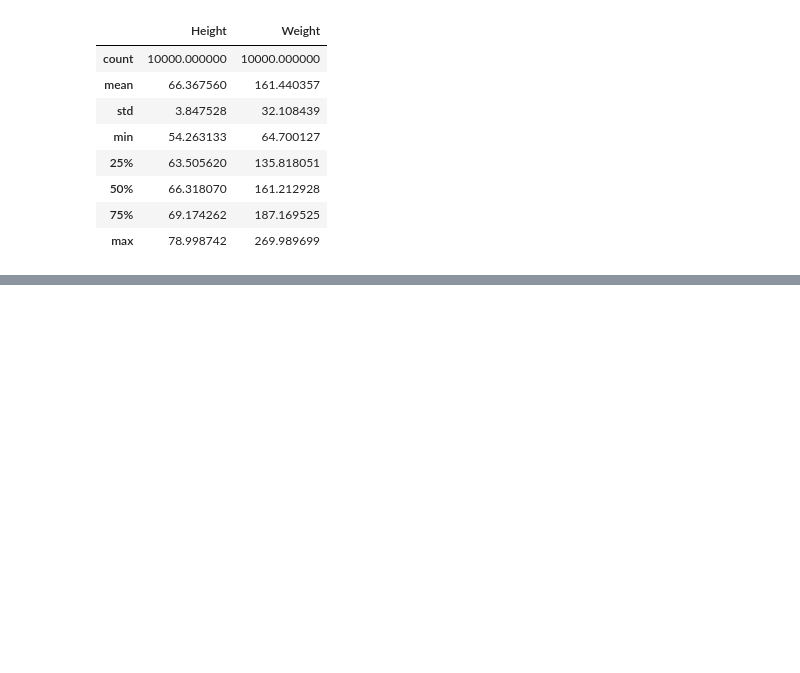
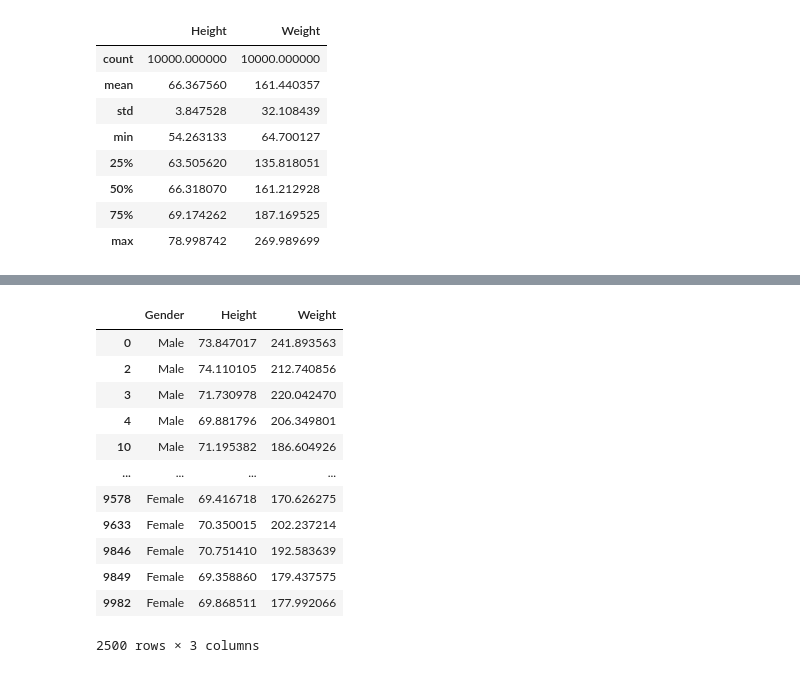
Before and after one commit to Saad-SYEDK/Machine_Learning, a Jupyter notebook: machine_learning.ipynb, the cells around one changed output, grey strips where cells are left out. Cells and saved outputs as stored; diff of their text form; code cells hidden in the pictures; blank space fills up the shorter version.

```diff
--- a/machine_learning.ipynb
+++ b/machine_learning.ipynb
@@ -2495,0 +2513,16 @@ df.describe()
+# %%
+df[df["Height"] > upper_limit]
+# %% [output]
+|  | Gender | Height | Weight |
+| 0 | Male | 73.847017 | 241.893563 |
+| 2 | Male | 74.110105 | 212.740856 |
+| 3 | Male | 71.730978 | 220.042470 |
+| 4 | Male | 69.881796 | 206.349801 |
+| 10 | Male | 71.195382 | 186.604926 |
+| ... | ... | ... | ... |
+| 9578 | Female | 69.416718 | 170.626275 |
+| 9633 | Female | 70.350015 | 202.237214 |
+| 9846 | Female | 70.751410 | 192.583639 |
+| 9849 | Female | 69.358860 | 179.437575 |
+| 9982 | Female | 69.868511 | 177.992066 |
+2500 rows × 3 columns
```
Also changed, not shown: parts of 5 cells of this notebook.
